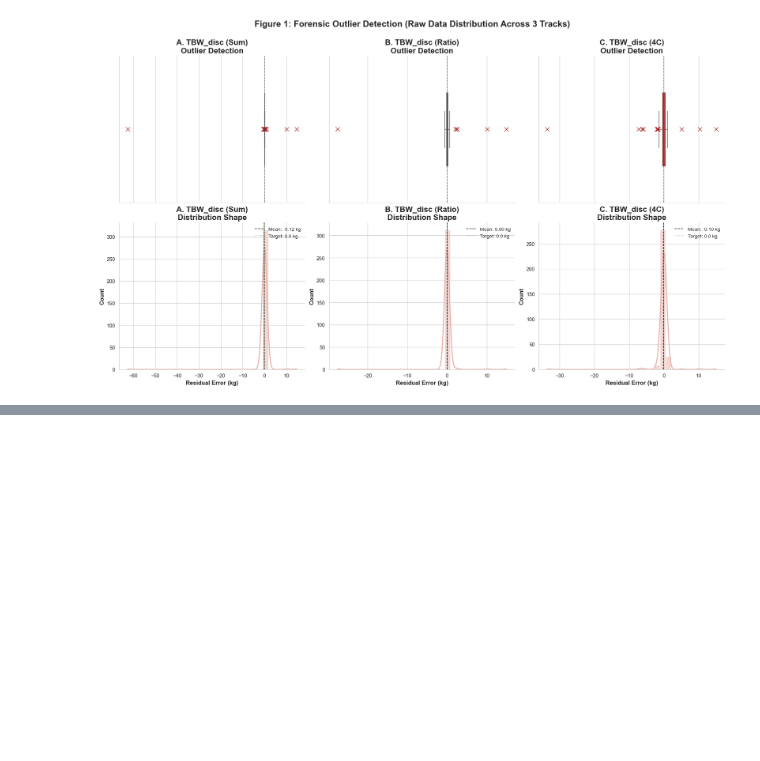
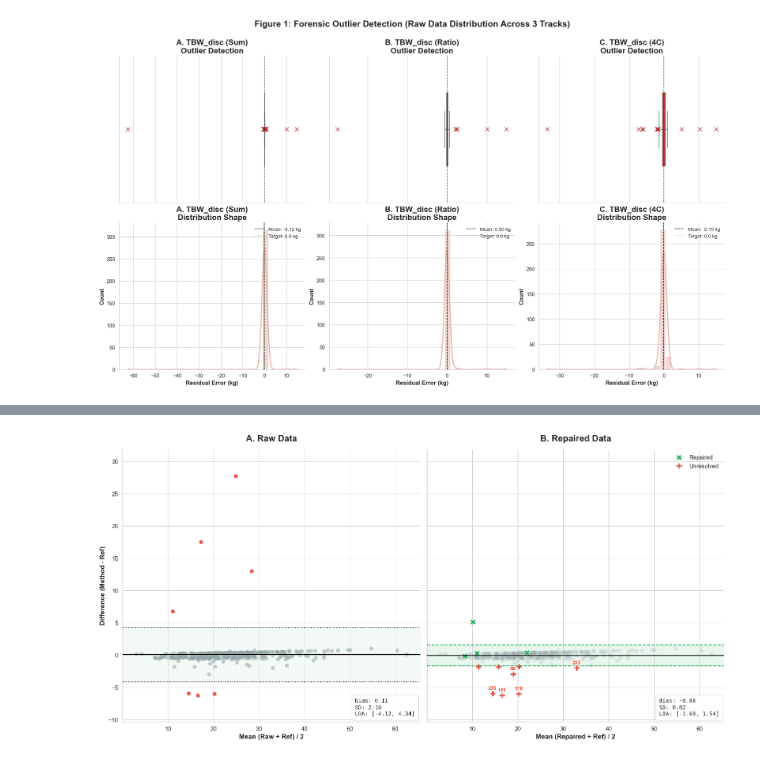
Before and after one commit to youquanneu/COMP3200_Individual_Project, a Jupyter notebook: Pipeline/FeaturesAnalysis2.ipynb, the cells around one changed output, grey strips where cells are left out. Cells and saved outputs as stored; diff of their text form; code cells hidden in the pictures; blank space fills up the shorter version.

```diff
--- a/Pipeline/FeaturesAnalysis2.ipynb
+++ b/Pipeline/FeaturesAnalysis2.ipynb
@@ -615,0 +661,26 @@ AssertionError:
+# %%
+col_TFC_calc_4C_TBW_fixed = 'TFC_calc_4C_TBW_fixed'
+df_bioimpedance[col_TFC_calc_4C_TBW_fixed] = df_bioimpedance['Weight'] - df_bioimpedance[col_TBW_fixed] - df_bioimpedance['Bone Mass (BM)'] - df_bioimpedance[col_TPC_calc_ratio] - epsilon_4C
+
+col_TFC_mean_raw_TBW_fixed = 'TFC_mean_raw_TBW_fixed'
+df_bioimpedance[col_TFC_mean_raw_TBW_fixed] = (df_bioimpedance['Total Fat Content (TFC)'] + df_bioimpedance[col_TFC_calc_4C_TBW_fixed]) / 2
+
+col_TFC_diff_raw_TBW_fixed = 'TFC_diff_raw_TBW_fixed'
+df_bioimpedance[col_TFC_diff_raw_TBW_fixed] = df_bioimpedance['Total Fat Content (TFC)'] - df_bioimpedance[col_TFC_calc_4C_TBW_fixed]
+
+col_TFC_mean_fixed_TBW_fixed = 'TFC_mean_fixed_TBW_fixed'
+df_bioimpedance[col_TFC_mean_fixed_TBW_fixed] = (df_bioimpedance[col_TFC_fixed] + df_bioimpedance[col_TFC_calc_4C_TBW_fixed]) / 2
+
+col_TFC_diff_fixed_TBW_fixed = 'TFC_diff_fixed_TBW_fixed'
+df_bioimpedance[col_TFC_diff_fixed_TBW_fixed] = df_bioimpedance[col_TFC_fixed] - df_bioimpedance[col_TFC_calc_4C_TBW_fixed]
+
+_Bland_Altman_comparison(
+    df_bioimpedance,
+    col_TFC_mean_raw_TBW_fixed,
+    col_TFC_diff_raw_TBW_fixed,
+    col_TFC_mean_fixed_TBW_fixed,
+    col_TFC_diff_fixed_TBW_fixed,
+    col_TFC_fix_status
+)
+# %% [output]
+[figure, added]
```
Also changed, not shown: parts of 19 cells of this notebook.
